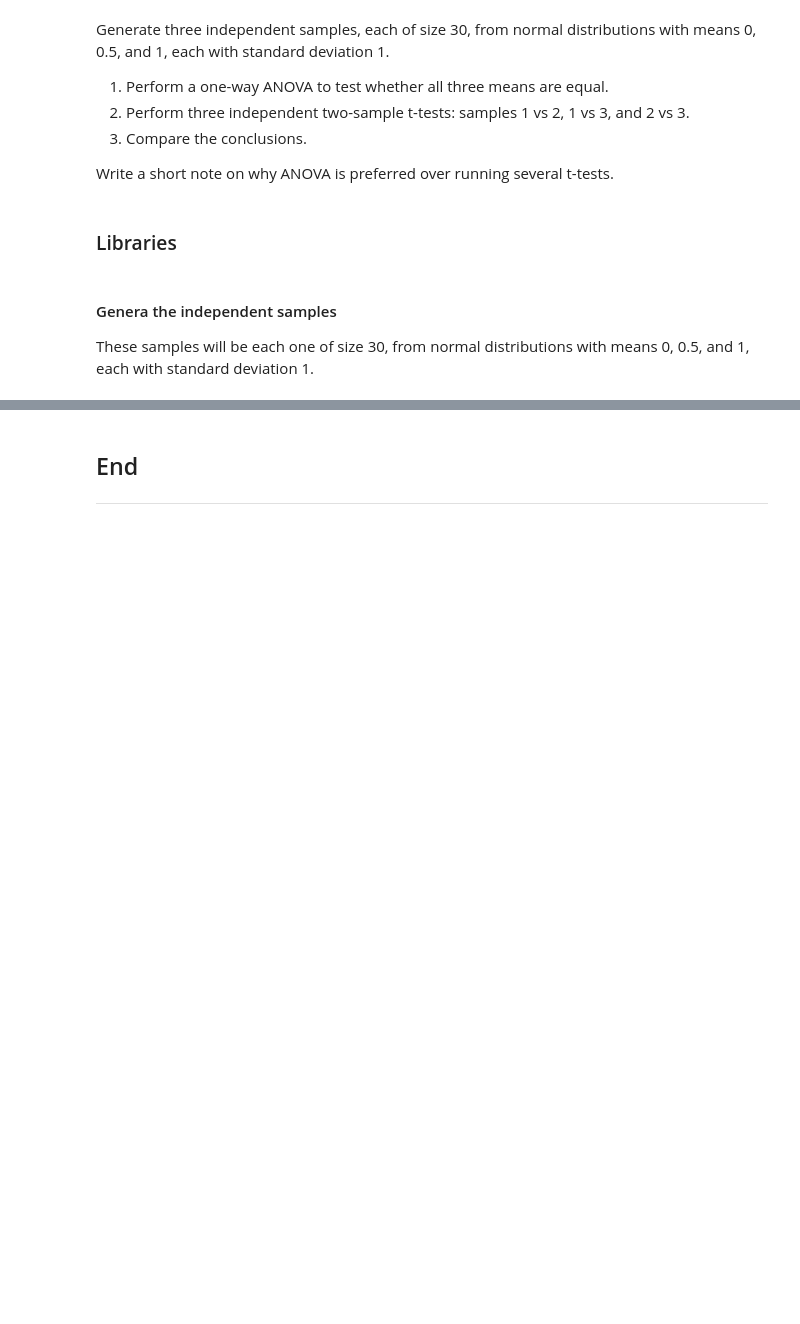
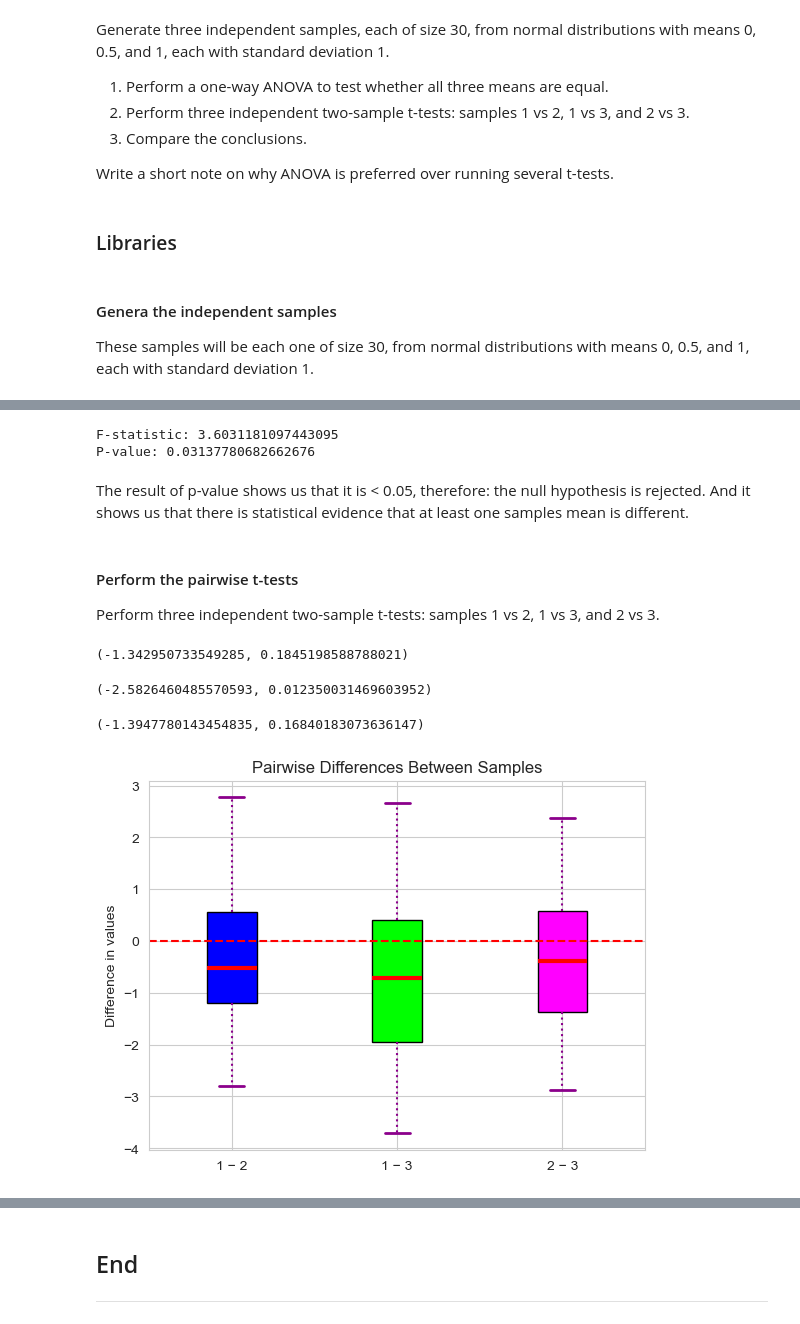
Before and after one commit to Jennyicano/applied-statistics, a Jupyter notebook: problems.ipynb, the cells around one changed output, grey strips where cells are left out. Cells and saved outputs as stored; diff of their text form; code cells hidden in the pictures; blank space fills up the shorter version.

Commit message:
Adding the t-test and anova test in problem 4

```diff
--- a/problems.ipynb
+++ b/problems.ipynb
@@ -902,0 +948,76 @@ ax.legend();
+# %%
+# Applying the ANOVA test.
+f_statistic, p_value = stats.f_oneway(df['Sample 1'], df['Sample 2'], df['Sample 3'])
+
+# Show.
+print("F-statistic:", f_statistic)
+print("P-value:", p_value)
+# %% [output]
+F-statistic: 3.6031181097443095
+P-value: 0.03137780682662676
+# %% [markdown]
+The result of p-value shows us that it is < 0.05, therefore: the null hypothesis is rejected. And it shows us that there is statistical evidence that at least one samples mean is different.
+# %% [markdown]
+#### Perform the pairwise t-tests
+
+Perform three independent two-sample t-tests: samples 1 vs 2, 1 vs 3, and 2 vs 3.
+# %%
+# Independent samples t-test on sample_1 and sample_2.
+t_statistic, p_value = stats.ttest_ind(sample_1, sample_2)
+
+# Show.
+t_statistic, p_value
+# %% [output]
+(-1.342950733549285, 0.1845198588788021)
+# %%
+# Independent samples t-test on sample_1 and sample_3.
+t_statistic, p_value = stats.ttest_ind(sample_1, sample_3)
+
+# Show.
+t_statistic, p_value
+# %% [output]
+(-2.5826460485570593, 0.012350031469603952)
+# %%
+# Independent samples t-test on sample_2 and sample_3.
+t_statistic, p_value = stats.ttest_ind(sample_2, sample_3)
+
+# Show.
+t_statistic, p_value
+# %% [output]
+(-1.3947780143454835, 0.16840183073636147)
+# %%
+# Plotting the pairwise differences between samples using boxplots.
+
+diff_1v2 = sample_1 - sample_2
+diff_1v3 = sample_1 - sample_3
+diff_2v3 = sample_2 - sample_3
+
+fig, ax = plt.subplots()
+bp = ax.boxplot([diff_1v2, diff_1v3, diff_2v3],
+                patch_artist=True)
+colors = ['#0000FF', '#00FF00', '#FF00FF']
+
+for patch, color in zip(bp['boxes'], colors):
+    patch.set_facecolor(color)
+
+for whisker in bp['whiskers']:
+    whisker.set(color ='#8B008B', linewidth = 1.5, linestyle =":")
+
+# changing color and linewidth of caps
+for cap in bp['caps']:
+    cap.set(color ='#8B008B', linewidth = 2)
+
+for median in bp['medians']:
+    median.set(color ='red', linewidth = 3)
+
+# changing style of fliers
+for flier in bp['fliers']:
+    flier.set(marker ='D', color ='#e7298a', alpha = 0.5)
+
+ax.axhline(0, color='red', linestyle='--')
+ax.set_xticklabels(['1 − 2', '1 − 3', '2 − 3'])
+ax.set_ylabel("Difference in values")
+plt.title("Pairwise Differences Between Samples")
+plt.show()
+# %% [output]
+[figure, added]
```
Also changed, not shown: parts of 32 cells of this notebook, 1 other file.
